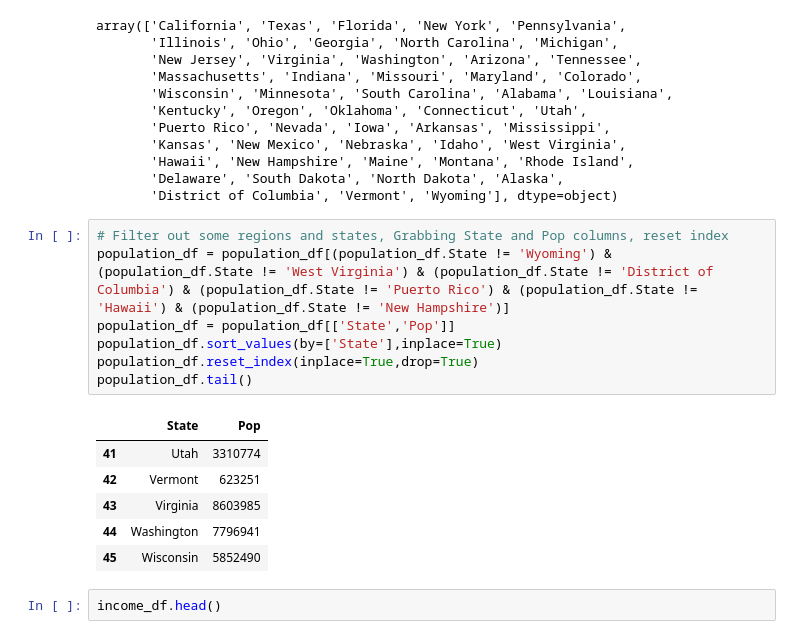
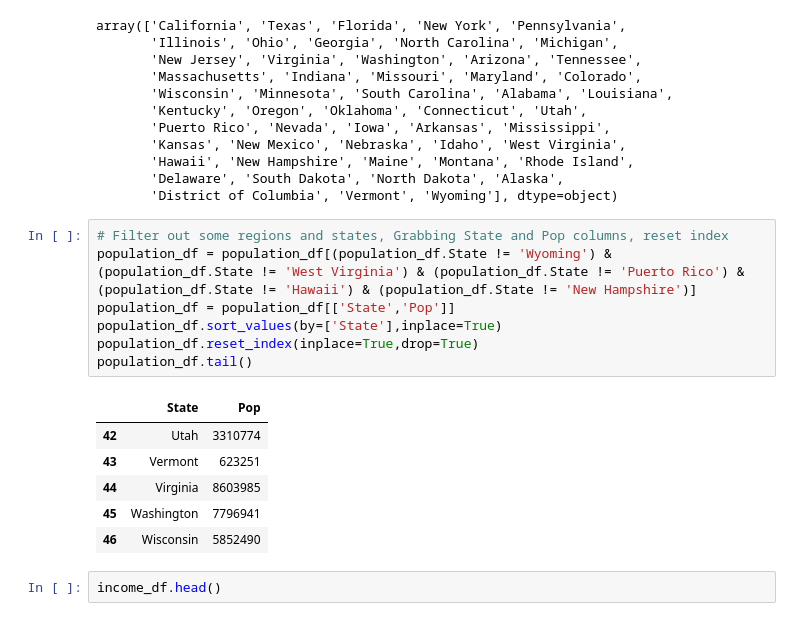
Before and after one commit to StockJanitor/CIS41_Project, a Jupyter notebook: CIS41_Project.ipynb, the cells around one changed output. Cells and saved outputs as stored; diff of their text form.

```diff
--- a/CIS41_Project.ipynb
+++ b/CIS41_Project.ipynb
@@ -324,18 +324,18 @@ array(['California', 'Texas', 'Florida', 'New York', 'Pennsylvania',
        'District of Columbia', 'Vermont', 'Wyoming'], dtype=object)
 # %%
 # Filter out some regions and states, Grabbing State and Pop columns, reset index
-population_df = population_df[(population_df.State != 'Wyoming') & (population_df.State != 'West Virginia') & (population_df.State != 'District of Columbia') & (population_df.State != 'Puerto Rico') & (population_df.State != 'Hawaii') & (population_df.State != 'New Hampshire')]
+population_df = population_df[(population_df.State != 'Wyoming') & (population_df.State != 'West Virginia') & (population_df.State != 'Puerto Rico') & (population_df.State != 'Hawaii') & (population_df.State != 'New Hampshire')]
 population_df = population_df[['State','Pop']]
 population_df.sort_values(by=['State'],inplace=True)
 population_df.reset_index(inplace=True,drop=True)
 population_df.tail()
 # %% [output]
 |  | State | Pop |
-| 41 | Utah | 3310774 |
-| 42 | Vermont | 623251 |
-| 43 | Virginia | 8603985 |
-| 44 | Washington | 7796941 |
-| 45 | Wisconsin | 5852490 |
+| 42 | Utah | 3310774 |
+| 43 | Vermont | 623251 |
+| 44 | Virginia | 8603985 |
+| 45 | Washington | 7796941 |
+| 46 | Wisconsin | 5852490 |
 # %%
 income_df.head()
 # %% [output]
```
Also changed, not shown: parts of 7 cells of this notebook.
